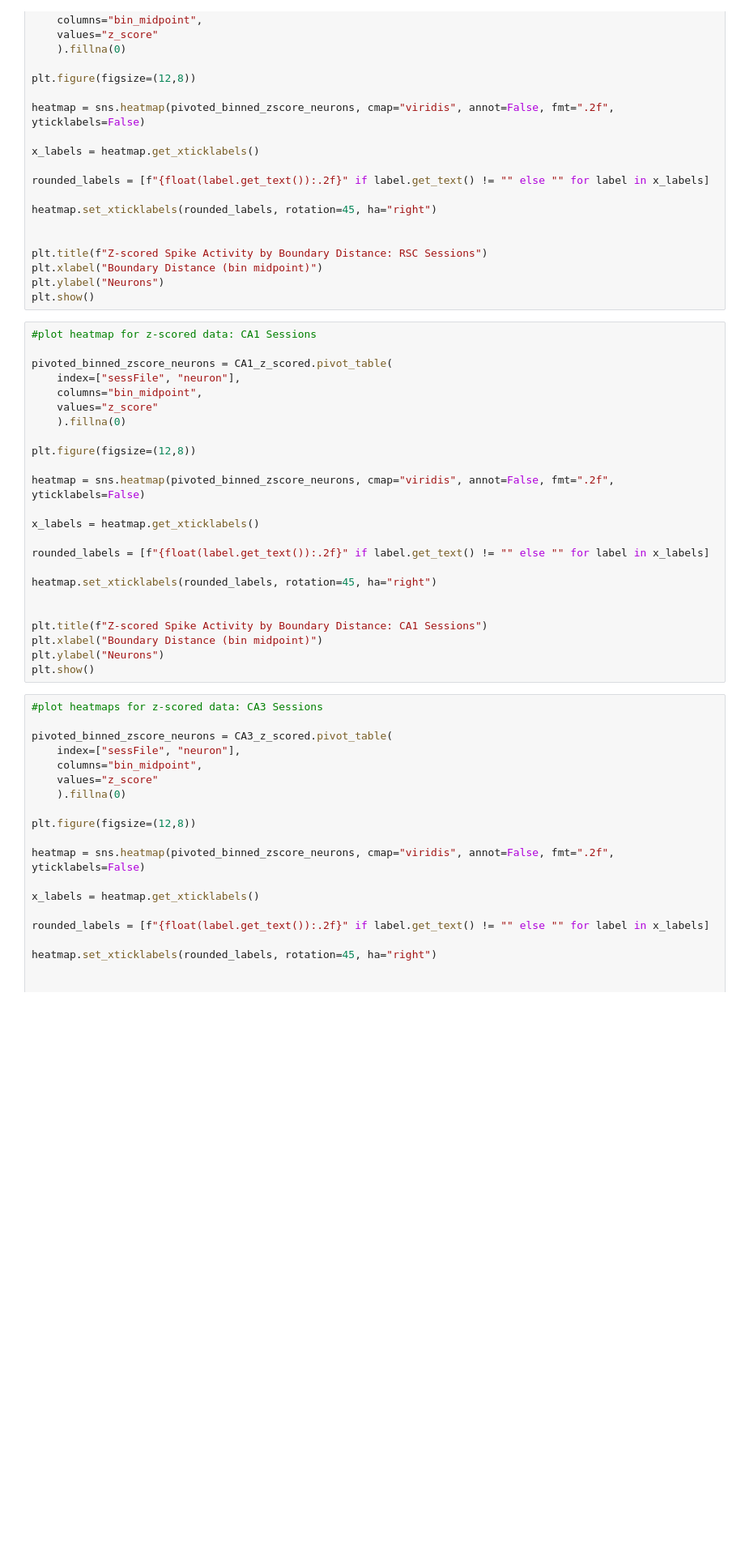
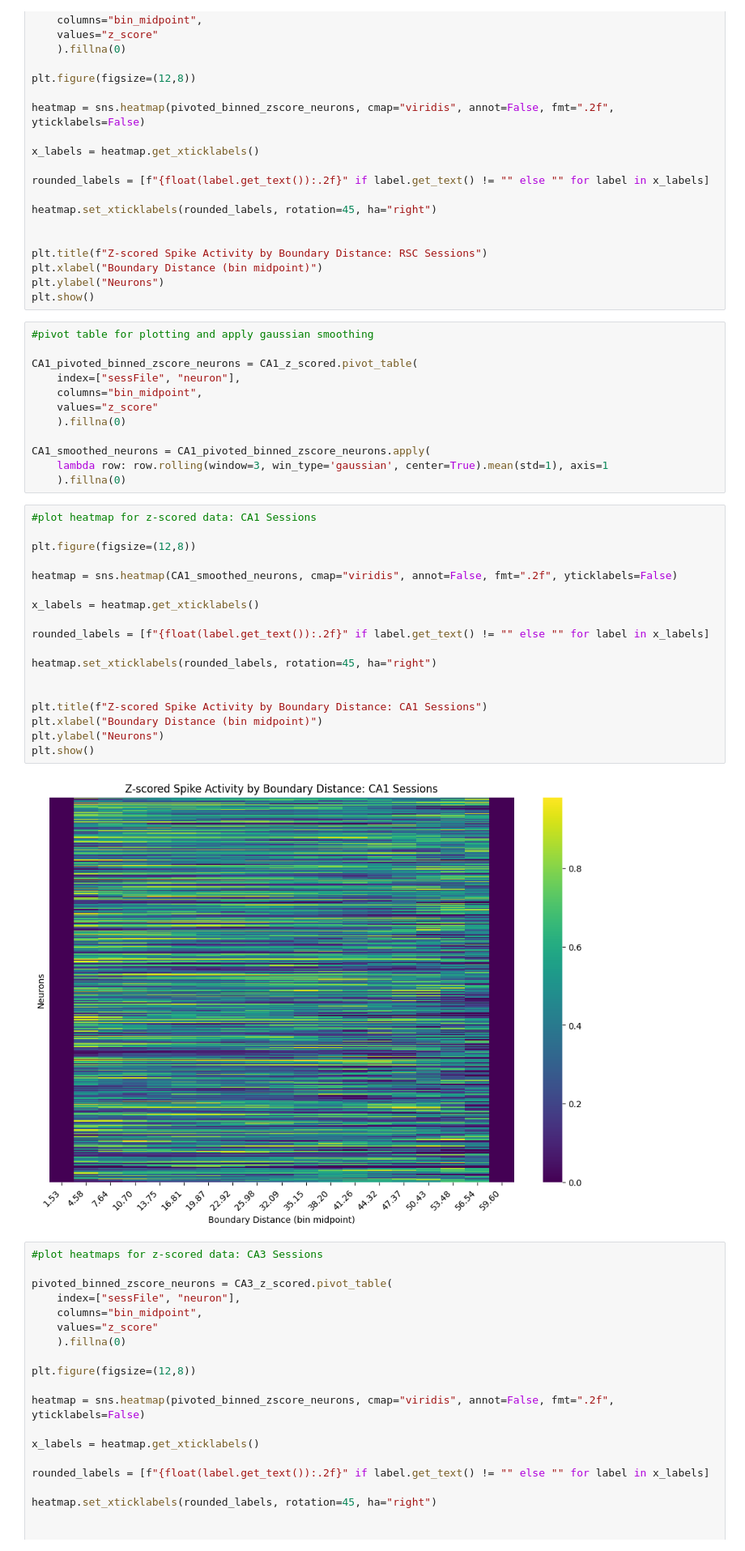
Before and after one commit to bigbrainmay/pursuit, a Jupyter notebook: Target Distance Calculations2.ipynb, the cells around one changed output. Shown at 81% size. Saved outputs shown, nothing was run; the diff lists cells and outputs as text; blank space fills up the shorter version.

Commit message:
added smoothing

```diff
--- a/Target Distance Calculations2.ipynb
+++ b/Target Distance Calculations2.ipynb
@@ -491,30 +493,38 @@ plt.title(f"Z-scored Spike Activity by Boundary Distance: RSC Sessions")
 plt.xlabel("Boundary Distance (bin midpoint)")
 plt.ylabel("Neurons")
 plt.show()
+# %%
+#pivot table for plotting and apply gaussian smoothing
+
+CA1_pivoted_binned_zscore_neurons = CA1_z_scored.pivot_table(
+    index=["sessFile", "neuron"],
+    columns="bin_midpoint",
+    values="z_score"
+    ).fillna(0)
+
+CA1_smoothed_neurons = CA1_pivoted_binned_zscore_neurons.apply(
+    lambda row: row.rolling(window=3, win_type='gaussian', center=True).mean(std=1), axis=1
+    ).fillna(0)
 # %%
 #plot heatmap for z-scored data: CA1 Sessions
 
-pivoted_binned_zscore_neurons = CA1_z_scored.pivot_table(
-    index=["sessFile", "neuron"],
-    columns="bin_midpoint",
-    values="z_score"
-    ).fillna(0)
-
 plt.figure(figsize=(12,8))
 
-heatmap = sns.heatmap(pivoted_binned_zscore_neurons, cmap="viridis", annot=False, fmt=".2f", yticklabels=False)
+heatmap = sns.heatmap(CA1_smoothed_neurons, cmap="viridis", annot=False, fmt=".2f", yticklabels=False)
 
 x_labels = heatmap.get_xticklabels()
 
 rounded_labels = [f"{float(label.get_text()):.2f}" if label.get_text() != "" else "" for label in x_labels]
 
 heatmap.set_xticklabels(rounded_labels, rotation=45, ha="right")
 
 
 plt.title(f"Z-scored Spike Activity by Boundary Distance: CA1 Sessions")
 plt.xlabel("Boundary Distance (bin midpoint)")
 plt.ylabel("Neurons")
 plt.show()
+# %% [output]
+[figure, added]
 # %%
 #plot heatmaps for z-scored data: CA3 Sessions
 
```
Also changed, not shown: parts of 1 cell of this notebook.
